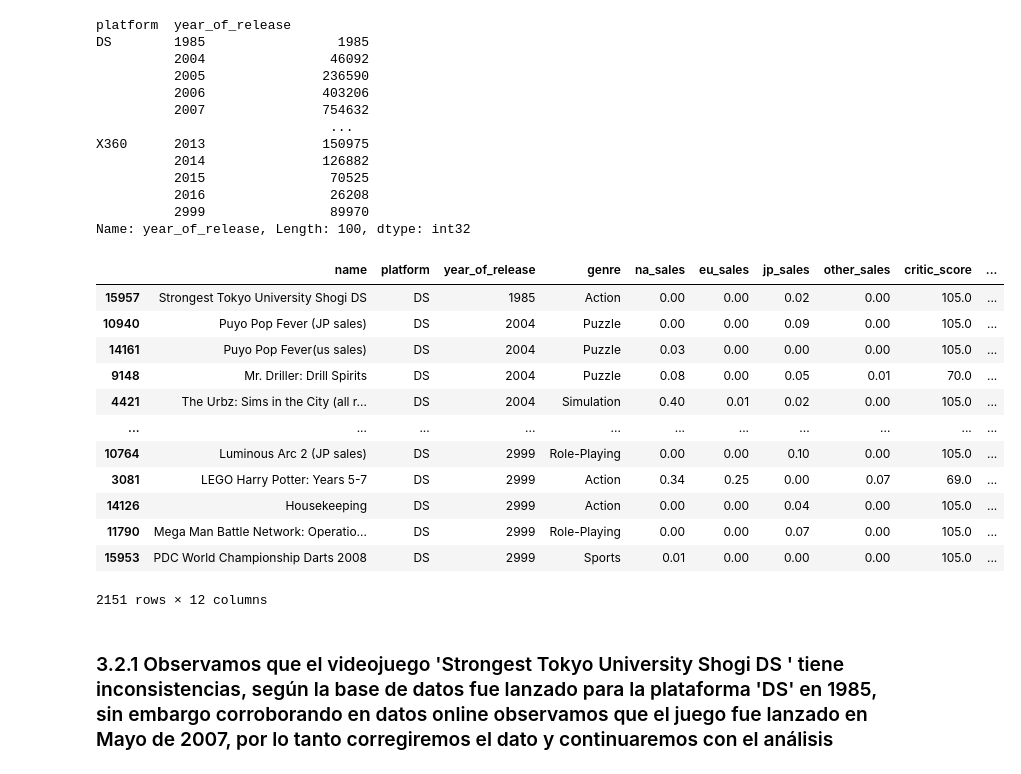
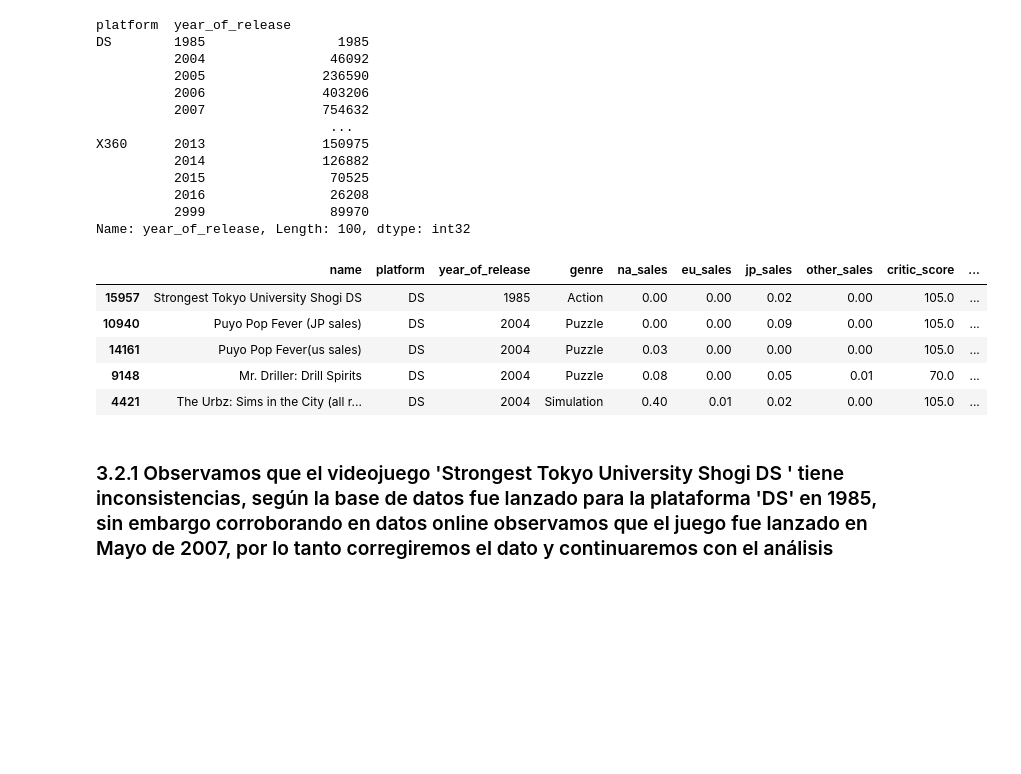
Before and after one commit to OmiHdz/project_s6, a Jupyter notebook: project_s6.ipynb, the cells around one changed output. Cells and saved outputs as stored; diff of their text form; code cells hidden in the pictures; blank space fills up the shorter version.

```diff
--- a/project_s6.ipynb
+++ b/project_s6.ipynb
@@ -140,7 +135,8 @@ df[df['user_score'].isna()]
 # %% [markdown]
 #### 2.2.1 Decidimos rellenar los valores NaN de la columna 'year_of_release' con el valor 2999 (fecha inexistente) para poder trabajar con los datos
 # %%
-df['year_of_release'].fillna(2999,inplace=True)
+#df['year_of_release'].fillna(2999,inplace=True)
+df['year_of_release']= df['year_of_release'].fillna(2999)
 # %%
 df[df['year_of_release'].isna()]
 # %% [output]
@@ -175,21 +168,24 @@ memory usage: 1.5+ MB
 # %% [markdown]
 ### 2.2.3 Decidimos rellenar los valores NaN de la columna 'rating' con el valor 'UN' (Undetermined), no sería inteligente eliminarlos debido a que son representativos para el estudio.
 # %%
-df['rating'].fillna('UN',inplace=True)
+#df['rating'].fillna('UN',inplace=True)
+df['rating'] = df['rating'].fillna('UN')
 df[df['rating'].isna()]
 # %% [output]
 |  | name | platform | year_of_release | genre | na_sales | eu_sales | jp_sales | other_sales | critic_score | ... |
 # %% [markdown]
 ### 2.2.4 Decidimos rellenar los valores NaN de la columna 'critic_score' con el valor numérico 105, esto debido a que es un valor fuera de rango (0-100) y de esta manera podemos filtrarlo para omitirlos en caso de ser necesario, sin perder la posibilidad de analizar el resto de su información, que puede ser representativa para el estudio.
 # %%
-df['critic_score'].fillna(105,inplace=True)
+#df['critic_score'].fillna(105,inplace=True)
+df['critic_score'] = df['critic_score'].fillna(105)
 df[df['critic_score'].isna()]
 # %% [output]
 |  | name | platform | year_of_release | genre | na_sales | eu_sales | jp_sales | other_sales | critic_score | ... |
 # %% [markdown]
 ### 2.2.4 Decidimos rellenar los valores NaN de la columna 'user_score' con el valor numérico 11, esto debido a que es un valor fuera de rango (0-10) y de esta manera podemos filtrarlo para omitirlos en caso de ser necesario, sin perder la posibilidad de analizar el resto de su información, que puede ser representativa para el estudio.
 # %%
-df['user_score'].fillna(11,inplace=True)
+#df['user_score'].fillna(11,inplace=True)
+df['user_score']=df['user_score'].fillna(11)
 df[df['user_score'].isna()]
 # %% [output]
 |  | name | platform | year_of_release | genre | na_sales | eu_sales | jp_sales | other_sales | critic_score | ... |
@@ -462,21 +454,14 @@ X360      2013               150975
           2999                89970
 Name: year_of_release, Length: 100, dtype: int32
 # %%
-df[df['platform']=='DS'].sort_values(by='year_of_release')
+df[df['platform']=='DS'].sort_values(by='year_of_release').head()
 # %% [output]
 |  | name | platform | year_of_release | genre | na_sales | eu_sales | jp_sales | other_sales | critic_score | ... |
 | 15957 | Strongest Tokyo University Shogi DS | DS | 1985 | Action | 0.00 | 0.00 | 0.02 | 0.00 | 105.0 | ... |
 | 10940 | Puyo Pop Fever (JP sales) | DS | 2004 | Puzzle | 0.00 | 0.00 | 0.09 | 0.00 | 105.0 | ... |
 | 14161 | Puyo Pop Fever(us sales) | DS | 2004 | Puzzle | 0.03 | 0.00 | 0.00 | 0.00 | 105.0 | ... |
 | 9148 | Mr. Driller: Drill Spirits | DS | 2004 | Puzzle | 0.08 | 0.00 | 0.05 | 0.01 | 70.0 | ... |
 | 4421 | The Urbz: Sims in the City (all r... | DS | 2004 | Simulation | 0.40 | 0.01 | 0.02 | 0.00 | 105.0 | ... |
-| ... | ... | ... | ... | ... | ... | ... | ... | ... | ... | ... |
-| 10764 | Luminous Arc 2 (JP sales) | DS | 2999 | Role-Playing | 0.00 | 0.00 | 0.10 | 0.00 | 105.0 | ... |
-| 3081 | LEGO Harry Potter: Years 5-7 | DS | 2999 | Action | 0.34 | 0.25 | 0.00 | 0.07 | 69.0 | ... |
-| 14126 | Housekeeping | DS | 2999 | Action | 0.00 | 0.00 | 0.04 | 0.00 | 105.0 | ... |
-| 11790 | Mega Man Battle Network: Operatio... | DS | 2999 | Role-Playing | 0.00 | 0.00 | 0.07 | 0.00 | 105.0 | ... |
-| 15953 | PDC World Championship Darts 2008 | DS | 2999 | Sports | 0.01 | 0.00 | 0.00 | 0.00 | 105.0 | ... |
-2151 rows × 12 columns
 # %% [markdown]
 ### 3.2.1 Observamos que el videojuego 'Strongest Tokyo University Shogi DS	' tiene inconsistencias, según la base de datos fue lanzado para la plataforma 'DS' en 1985, sin embargo corroborando en datos online observamos que el juego fue lanzado en Mayo de 2007, por lo tanto corregiremos el dato y continuaremos con el análisis
 # %% [markdown]
```
Also changed, not shown: parts of 63 cells of this notebook.
